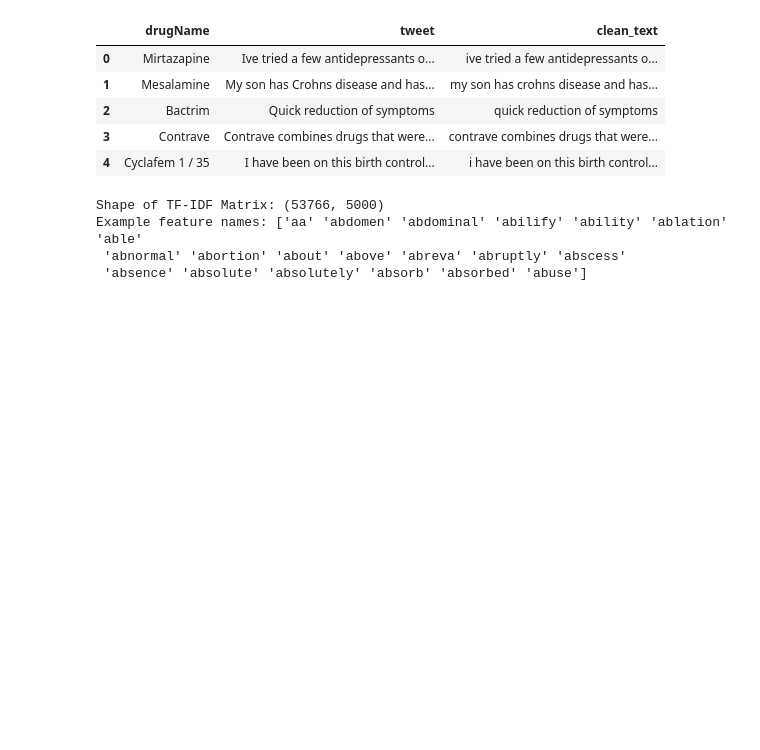
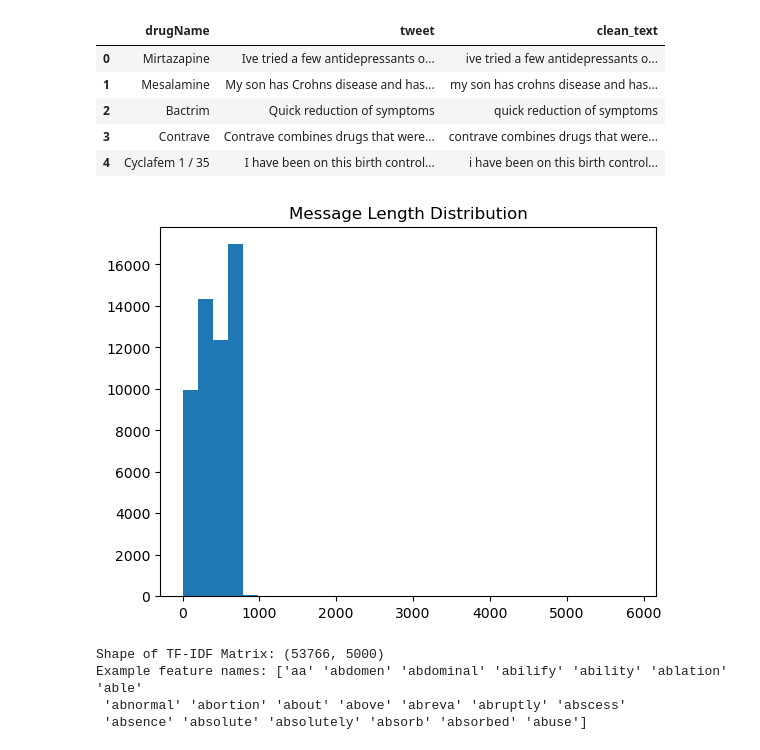
Before and after one commit to thojfkno/Detection-and-Tracking-of-Drug-Trafficking-in-Encrypted-Social-Media, a Jupyter notebook: Drug_Trafficking_Detection.ipynb, the cells around one changed output. Saved outputs shown, nothing was run; the diff lists cells and outputs as text; code cells hidden in the pictures; blank space fills up the shorter version.

```diff
--- a/Drug_Trafficking_Detection.ipynb
+++ b/Drug_Trafficking_Detection.ipynb
@@ -2,0 +34,8 @@ pip install pandas numpy scikit-learn networkx transformers torch nltk
+# %%
+def clean_text(text):
+    text = str(text).lower()
+    text = re.sub(r"http\S+", "", text)
+    text = re.sub(r"@\w+", "", text)
+    text = re.sub(r"#", "", text)
+    text = re.sub(r"[^a-zA-Z\s]", "", text)
+    return text
@@ -44,7 +110,7 @@ from sklearn.ensemble import RandomForestClassifier
 from sklearn.feature_extraction.text import TfidfVectorizer
 from sklearn.metrics import classification_report
 # %%
-df = pd.read_csv("Downloads/archive 2/Drug_related_tweets.csv")
+df = pd.read_csv("Downloads/Drug_related_tweets.csv")
 df.head()
 # %% [output]
 |  | drugName | tweet |
@@ -56,3 +133,5 @@ df.head()
+# %%
+df = df.dropna(subset=['tweet'])
 # %%
 df.columns
 # %% [output]
@@ -82,6 +161,17 @@ df.head()
 | 2 | Bactrim | Quick reduction of symptoms | quick reduction of symptoms |
 | 3 | Contrave | Contrave combines drugs that were... | contrave combines drugs that were... |
 | 4 | Cyclafem 1 / 35 | I have been on this birth control... | i have been on this birth control... |
+# %%
+df['msg_length'] = df['clean_text'].apply(len)
+df['word_count'] = df['clean_text'].apply(lambda x: len(x.split()))
+# %%
+import matplotlib.pyplot as plt
+
+plt.hist(df['msg_length'], bins=30)
+plt.title("Message Length Distribution")
+plt.show()
+# %% [output]
+[figure, added]
 # %%
 from sklearn.feature_extraction.text import TfidfVectorizer
 
```
Also changed, not shown: parts of 24 cells of this notebook.
